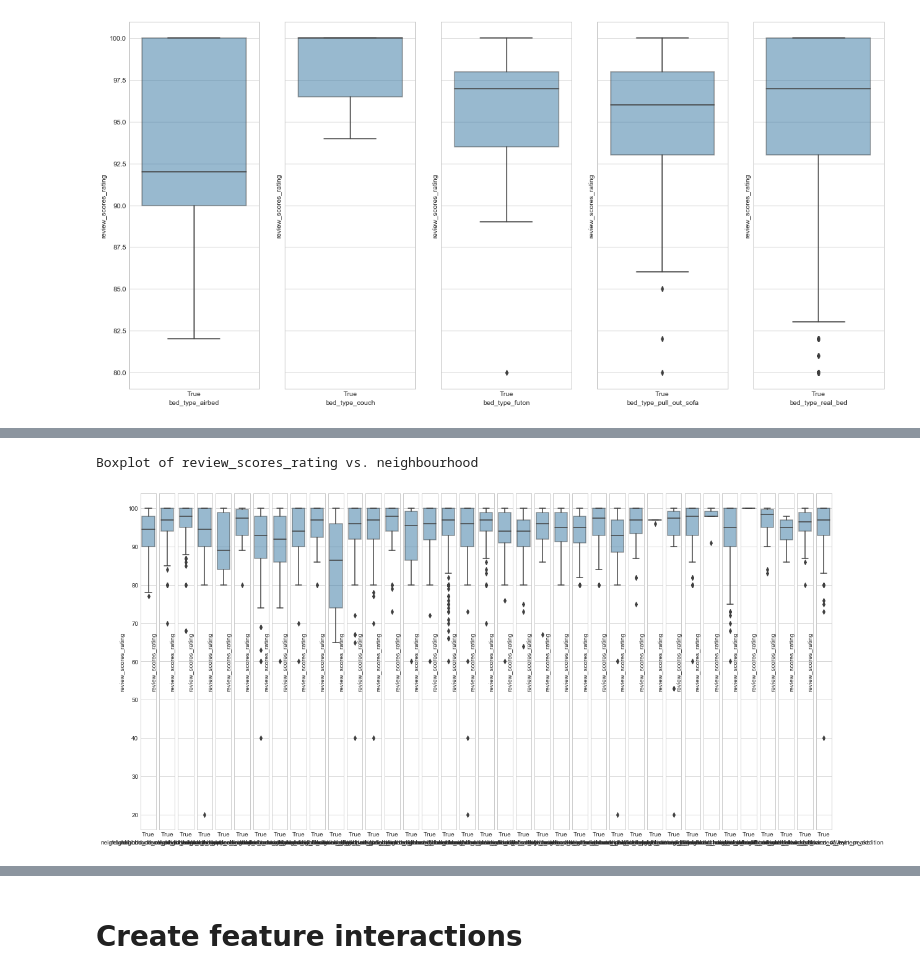
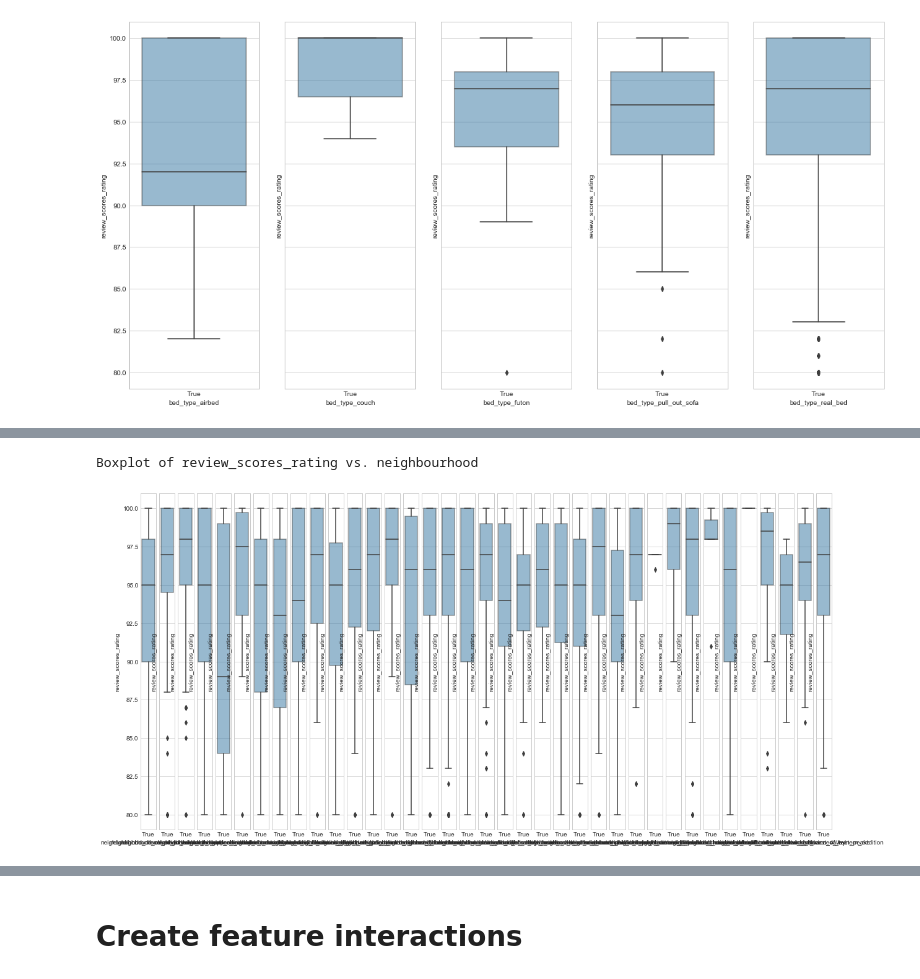
Before and after one commit to jhabib/w210, a Jupyter notebook: process_categorical_data_clean.ipynb, the cells around one changed output, grey strips where cells are left out. Cells and saved outputs as stored; diff of their text form; code cells hidden in the pictures.

```diff
--- a/process_categorical_data_clean.ipynb
+++ b/process_categorical_data_clean.ipynb
@@ -57,6 +63,10 @@ Index([u'id', u'bed_type_airbed', u'bed_type_couch', u'bed_type_futon',
        u'bed_type_pull_out_sofa'],
       dtype='object')
 (3860, 99)
+# %%
+for c in data.columns:
+    if 'amenity' in c:
+        print c
 # %% [markdown]
 # Histogram of each dependent variable
 Quite useless for Categorical data
@@ -144,8 +154,8 @@ Boxplot of review_scores_rating vs. room_type
 # %%
 print 'Boxplot of %s vs. %s' % ('review_scores_rating', 'neighbourhood')
-create_boxplot(data, neighbourhood)
+create_boxplot(data, neighbourhood, 80)
 # %% [output]
 Boxplot of review_scores_rating vs. neighbourhood
-[figure, old version]
+[figure, new version]
 # %%
 print 'Boxplot of %s vs. %s' % ('review_scores_rating', 'property_type')
```
Also changed, not shown: parts of 54 cells of this notebook, 2 other files.
